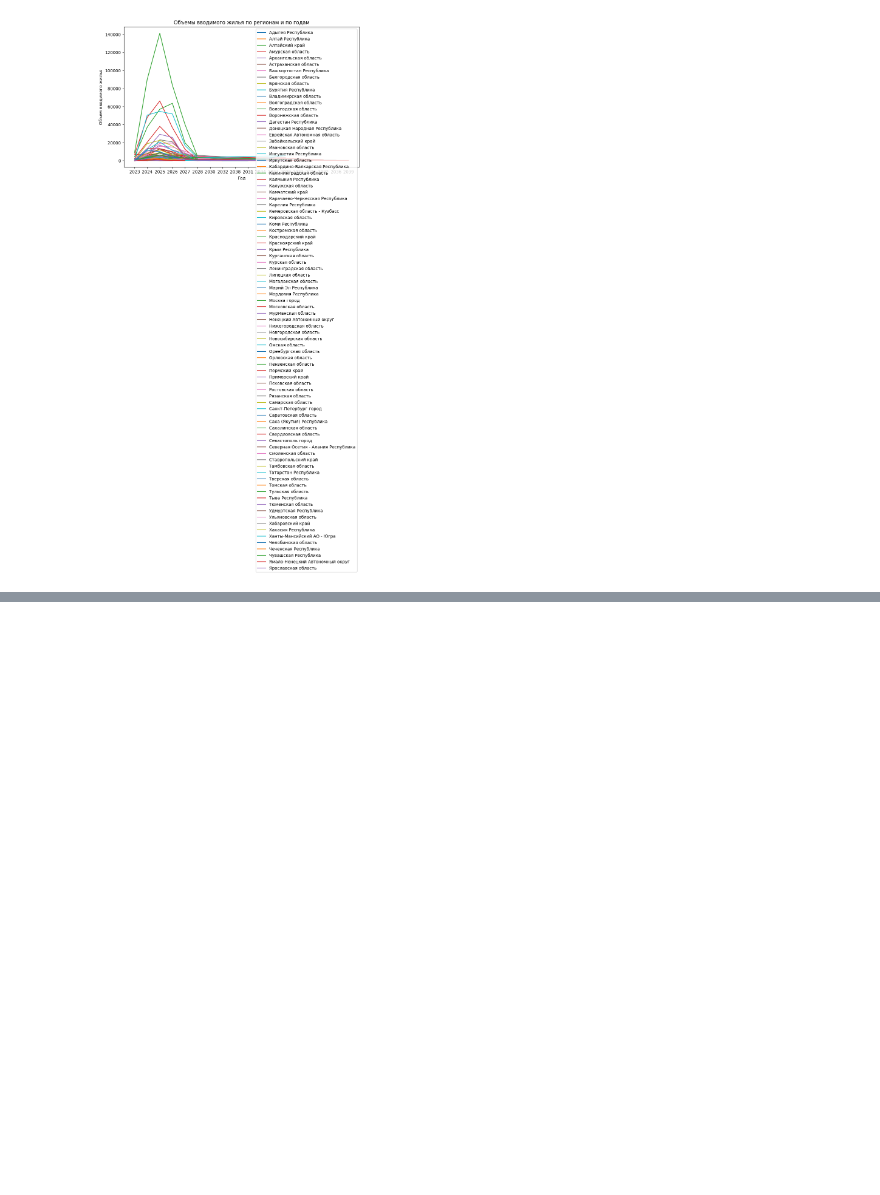
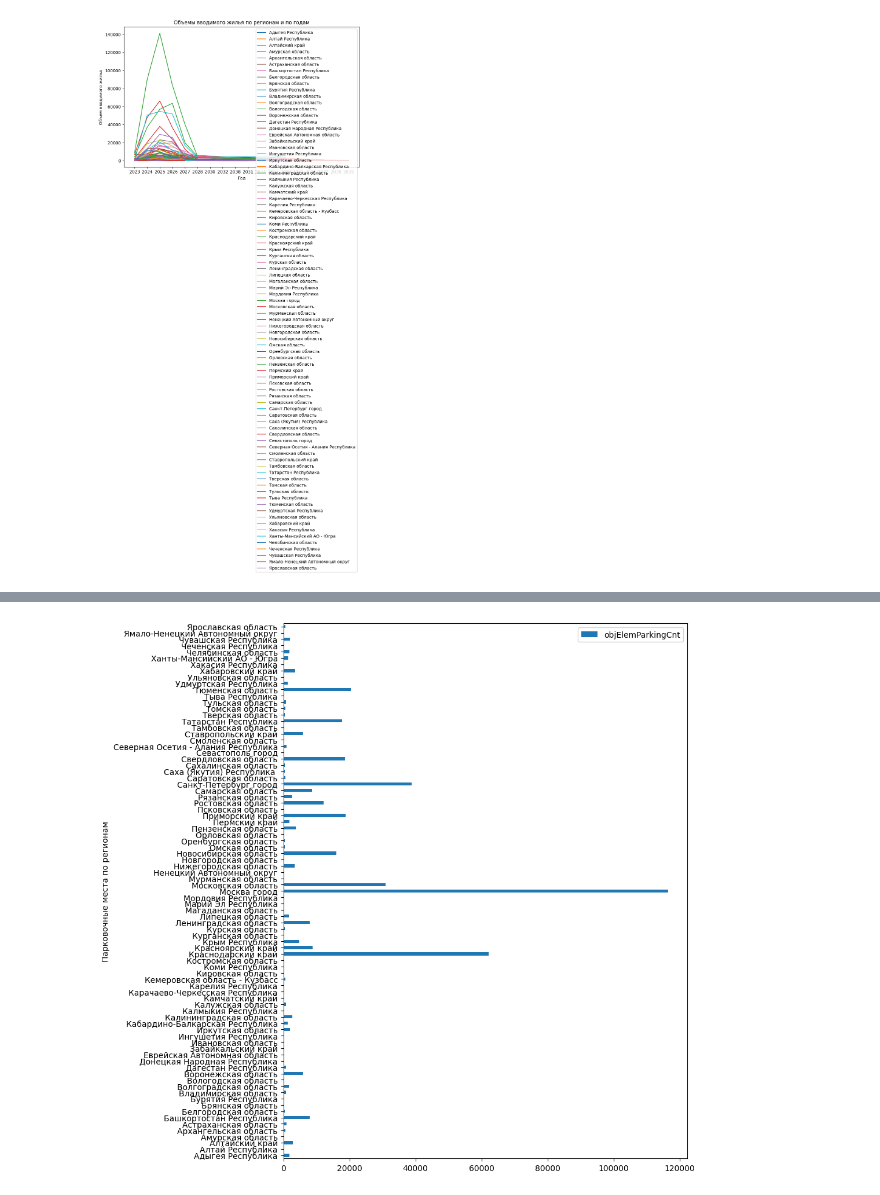
Before and after one commit to Vladislav-7-AV/teach-scool-ds, a Jupyter notebook: Hometask/Task3_dmrf_OOP.ipynb, the cells around one changed output, grey strips where cells are left out. Cells and saved outputs as stored; diff of their text form; code cells hidden in the pictures; blank space fills up the shorter version.

```diff
--- a/Hometask/Task3_dmrf_OOP.ipynb
+++ b/Hometask/Task3_dmrf_OOP.ipynb
@@ -169,0 +215,7 @@ plt2.plot_bar2()
+# %%
+grouped_parking = df3.groupby('developer.regRegionDesc').agg({'objElemParkingCnt' : 'sum'})
+grouped_parking.index.name = "Парковочные места по регионам"
+plt_parkin = Plotter(grouped_parking, None)
+plt_parkin.plot_bar3()
+# %% [output]
+[figure, added]
```
Also changed, not shown: parts of 8 cells of this notebook.
